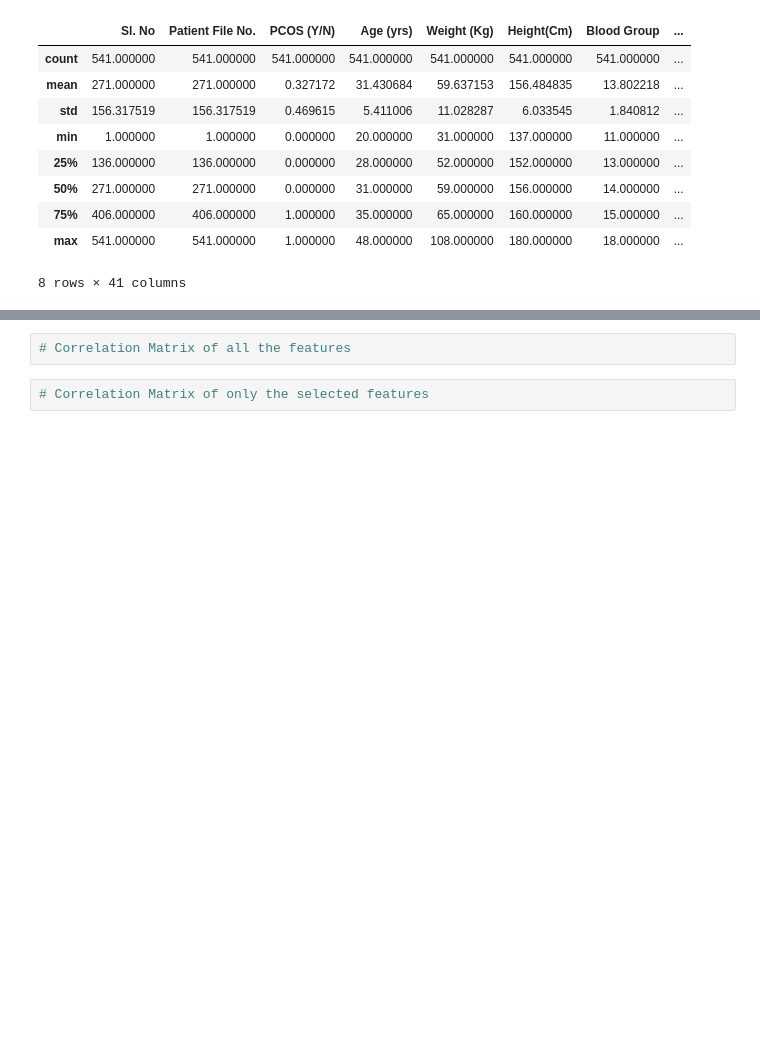
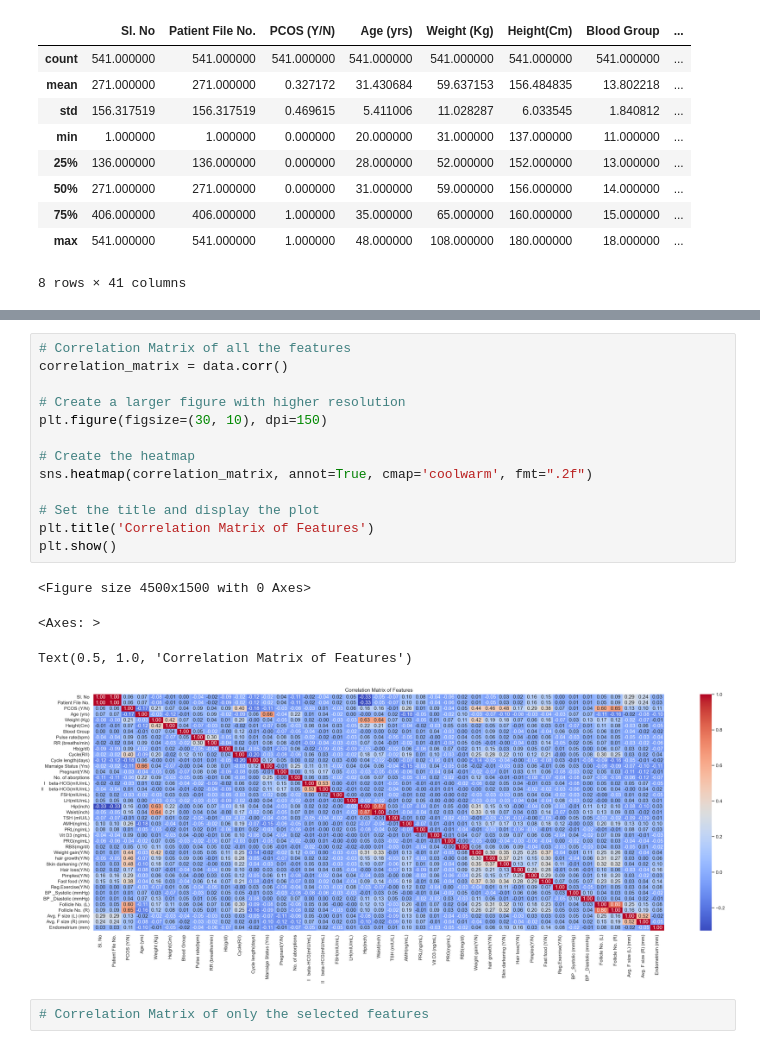
Before and after one commit to gaoyanyan666/midterm-project_PCOS, a Jupyter notebook: Code.ipynb, the cells around one changed output, grey strips where cells are left out. Saved outputs shown, nothing was run; the diff lists cells and outputs as text; blank space fills up the shorter version.

```diff
--- a/Code.ipynb
+++ b/Code.ipynb
@@ -336,5 +350,21 @@ data.describe()
-# %%
-# Correlation Matrix of all the features
+# %%
+# Correlation Matrix of all the features
+correlation_matrix = data.corr()
+
+# Create a larger figure with higher resolution
+plt.figure(figsize=(30, 10), dpi=150)
+
+# Create the heatmap
+sns.heatmap(correlation_matrix, annot=True, cmap='coolwarm', fmt=".2f")
+
+# Set the title and display the plot
+plt.title('Correlation Matrix of Features')
+plt.show()
+# %% [output]
+<Figure size 4500x1500 with 0 Axes>
+<Axes: >
+Text(0.5, 1.0, 'Correlation Matrix of Features')
+[figure, added]
 # %%
 # Correlation Matrix of only the selected features
 # %% [markdown]
```
Also changed, not shown: parts of 4 cells of this notebook.
